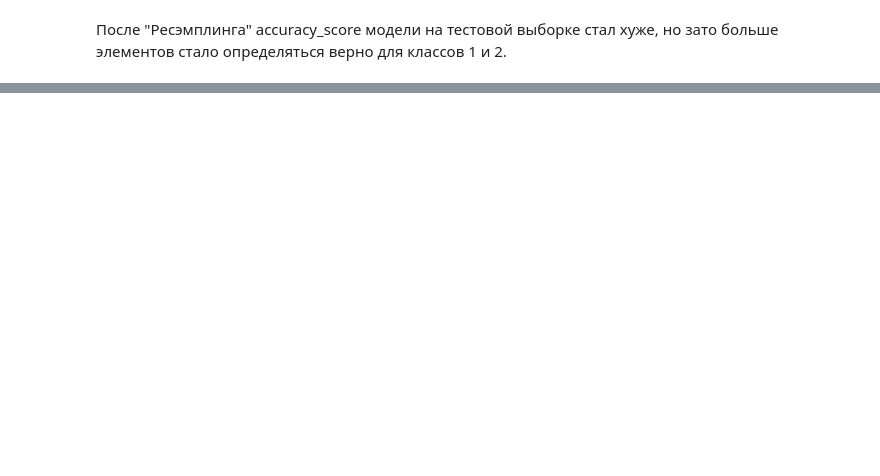
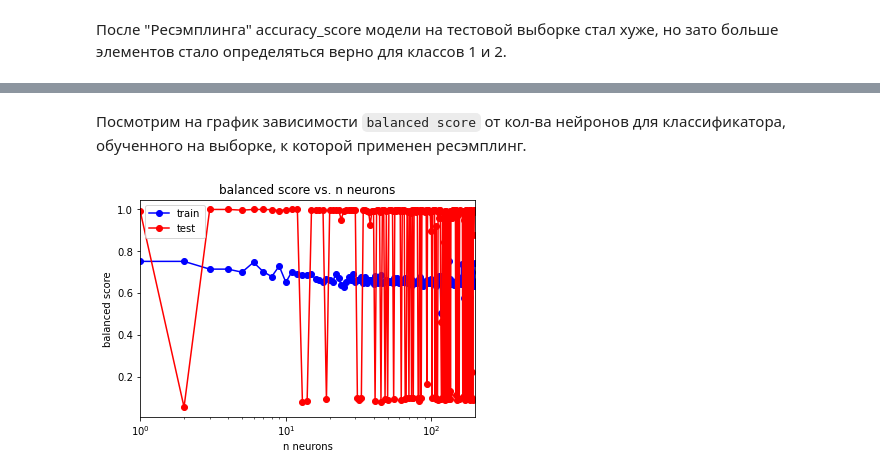
Before and after one commit to Step2Victory/Machine-Learning, a Jupyter notebook: notebook.ipynb, the cells around one changed output, grey strips where cells are left out. Saved outputs shown, nothing was run; the diff lists cells and outputs as text; code cells hidden in the pictures; blank space fills up the shorter version.

```diff
--- a/notebook.ipynb
+++ b/notebook.ipynb
@@ -467,0 +651,7 @@ array([[1545,    9,   41,    2],
+# %% [markdown]
+Посмотрим на график зависимости `balanced score` от кол-ва нейронов для классификатора, обученного на выборке, к которой применен ресэмплинг.
+# %%
+plot_scores(get_train_test_error, X_train_resample, Y_train_resample, layer_sizes,
+            'hidden_layer_sizes', plot_legend = plot_legend_neurons_bal)
+# %% [output]
+[figure, added]
```
Also changed, not shown: parts of 60 cells of this notebook.
